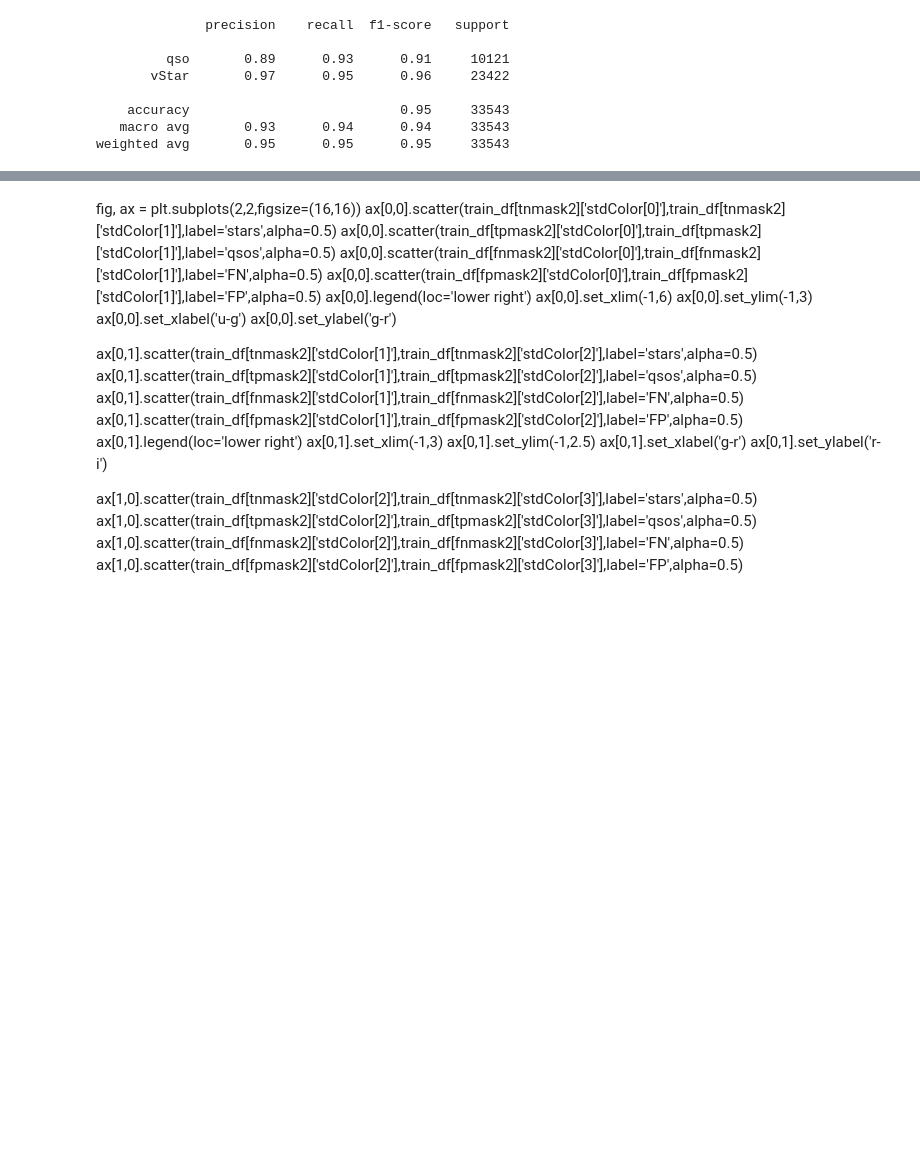
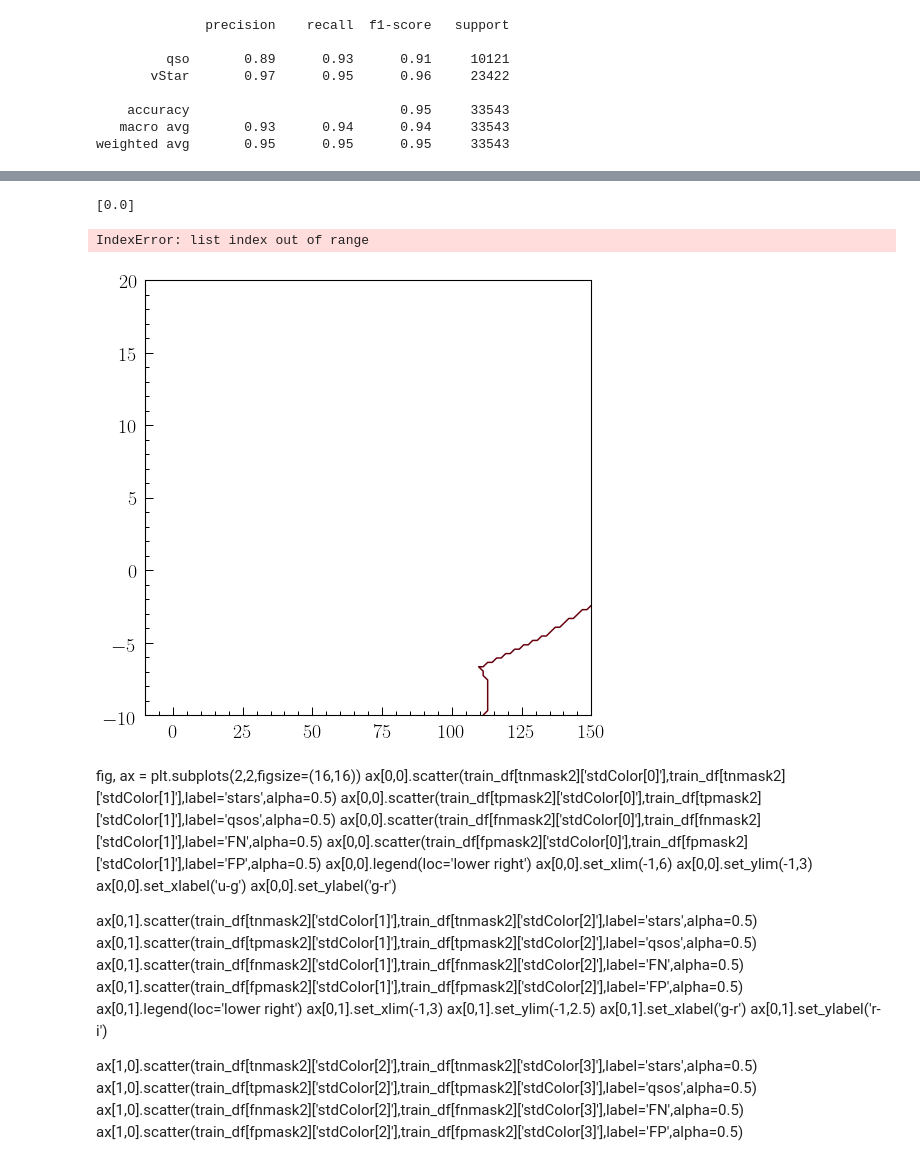
Before and after one commit to RichardsGroup/LSST_training, a Jupyter notebook: Script_NBs/02_AGN_classification_example-gtrtest.ipynb, the cells around one changed output, grey strips where cells are left out. Drawn from its saved outputs; the diff is of its cells as text; code cells hidden in the pictures; blank space fills up the shorter version.

```diff
--- a/Script_NBs/02_AGN_classification_example-gtrtest.ipynb
+++ b/Script_NBs/02_AGN_classification_example-gtrtest.ipynb
@@ -667,3 +684,40 @@ for i, axis in enumerate(ax.ravel()):
+# %%
+#This probably isn't right, but computing it this was as a placeholder
+#Does it need cos(dec)?
+train_df['pm'] = np.sqrt(train_df['pmra']*train_df['pmra'] + train_df['pmdec']*train_df['pmdec'])
+# %%
+lims = np.array([[-10,150], [-10,20]])
+lims = lims.flatten()
+levels = None
+#levels = [10, 50, 90]
+nlevel=1
+
+# Make the figure:
+#fig,ax = plt.figure(figsize=(8,8))
+fig, axis = plt.subplots(1,1,figsize=(8,8))
+
+
+handles, labels = (0, 0)
+
+contour_scatter(train_df[tnmask2]['pm'], train_df[tnmask2]['parallax'], lims=lims, levels=levels, nlevel=nlevel, cmap='Reds_r', color='red', kwargs_plot={'rasterized':True, 's':2}, ax=axis)
+contour_scatter(train_df[tpmask2]['pm'], train_df[tpmask2]['parallax'], lims=lims, levels=levels, nlevel=nlevel, cmap='Blues_r', color='blue', kwargs_plot={'rasterized':True, 's':2}, ax=axis)
+#contour_scatter(train_df[fpmask2]['pm'], train_df[fpmask2]['parallax'], lims=lims, levels=levels, nlevel=nlevel, cmap='Oranges_r', color='orange', kwargs_plot={'rasterized':True, 's':3}, ax=axis)
+#contour_scatter(train_df[fnmask2]['pm'], train_df[fnmask2]['parallax'], lims=lims, levels=levels, nlevel=nlevel, cmap='Purples_r', color='purple', kwargs_plot={'rasterized':True, 's':3}, ax=axis)
+axis.scatter(train_df[fpmask2]['pm'], train_df[fpmask2]['parallax'],color='cyan',s=3)
+axis.scatter(train_df[fnmask2]['pm'], train_df[fnmask2]['parallax'],color='orange',s=3)
+axis.set_xlim(-5,80)
+axis.set_ylim(-7,12)
+axis.set_xlabel('Proper Motion')
+axis.set_ylabel('Parallax')
+
+#axis.set_axis_off()
+handles = [plt.scatter([], [], color='red', s=30),plt.scatter([],[],color='blue',s=30),plt.scatter([],[],color='cyan',s=30),plt.scatter([],[],color='orange',s=30)]
+labels  = ['Stars as Stars (TP='+str(tnmask2.sum())+')', 'QSOs as QSOs (TP='+str(tpmask2.sum())+')', 'QSOs as Stars (FN='+str(fnmask2.sum())+')', 'Stars as QSOs (FP='+str(fpmask2.sum())+')']
+legend = axis.legend(handles, labels, loc='best')
+# %% [output]
+[0.0]
+IndexError: list index out of range
+[figure, added]
 # %% [markdown]
 fig, ax = plt.subplots(2,2,figsize=(16,16))
 ax[0,0].scatter(train_df[tnmask2]['stdColor[0]'],train_df[tnmask2]['stdColor[1]'],label='stars',alpha=0.5)
```
Also changed, not shown: parts of 41 cells of this notebook.
